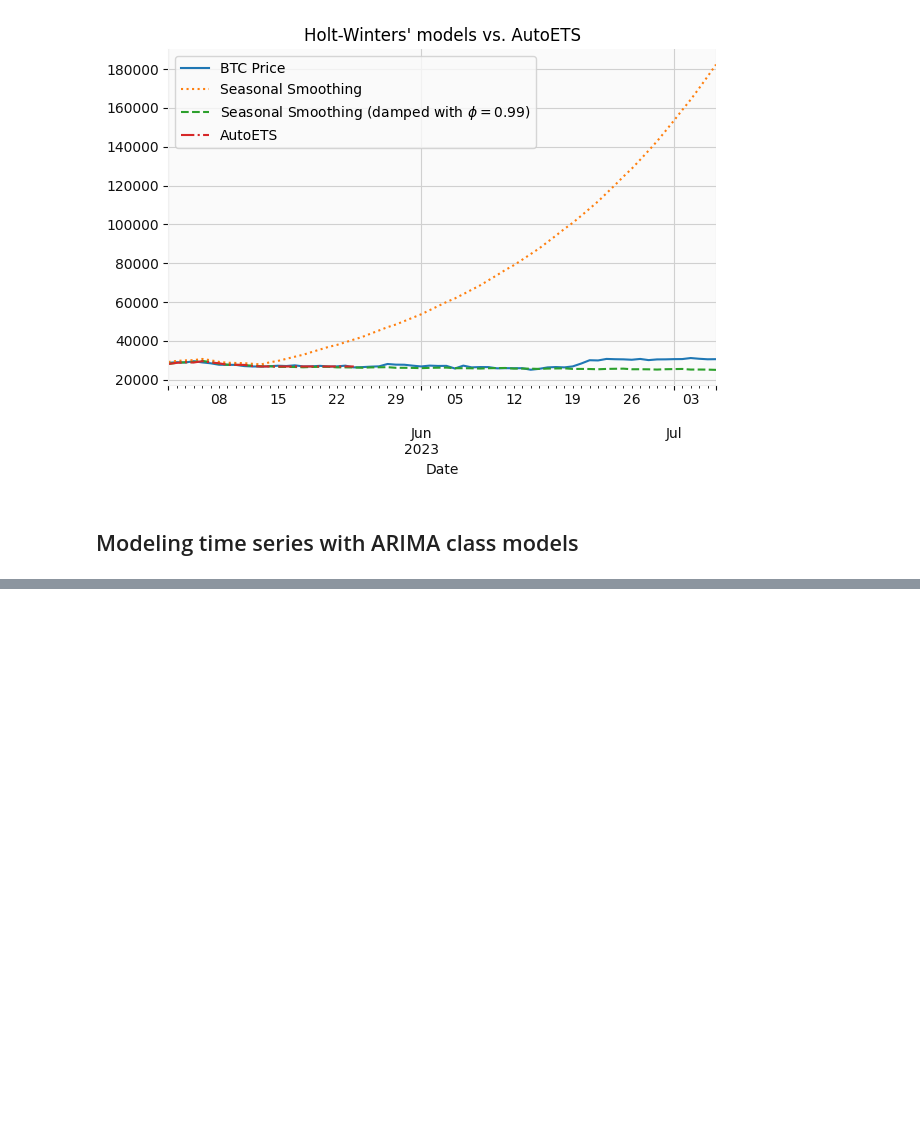
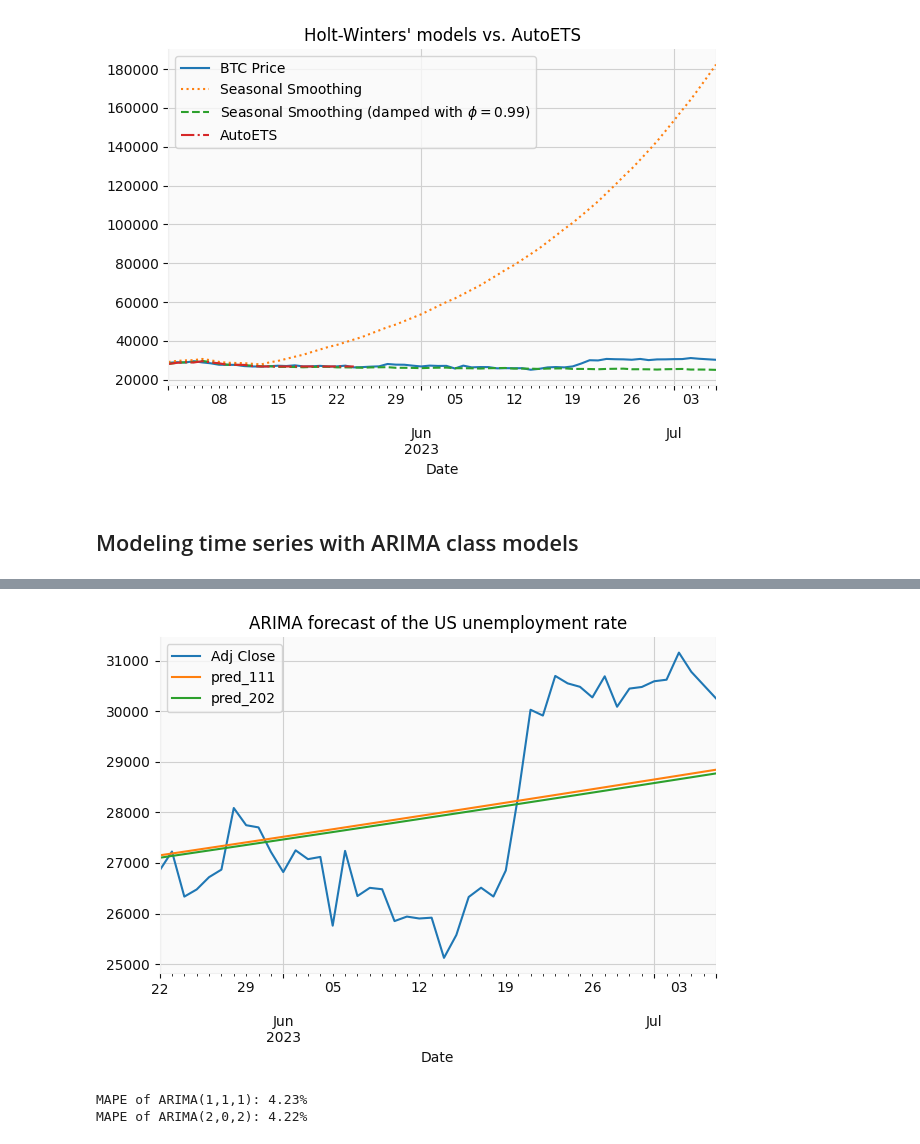
Before and after one commit to AmirGhnbr/statistical_time_series_analysis, a Jupyter notebook: statistical_time_series_analysis.ipynb, the cells around one changed output, grey strips where cells are left out. Saved outputs shown, nothing was run; the diff lists cells and outputs as text; code cells hidden in the pictures; blank space fills up the shorter version.

Commit message:
add ARIMA 1.1.1 and 2.0.2

```diff
--- a/statistical_time_series_analysis.ipynb
+++ b/statistical_time_series_analysis.ipynb
@@ -500,0 +521,5 @@ plt.tight_layout()
+# %%
+arima_111 = ARIMA(
+    df_train['log_rtn'],order=(1,1,1)
+).fit()
+print(arima_111.summary())
@@ -500,0 +544,5 @@ plt.tight_layout()
+# %%
+arima_202 = ARIMA(
+    df_train["log_rtn"], order=(2, 0, 2)
+).fit()
+print(arima_212.summary())
@@ -500,0 +567,8 @@ plt.tight_layout()
+# %%
+data['pred_111_log_rtn']= pd.concat([df_train['log_rtn'], arima_111.forecast(test_len)])
+
+forecast = arima_111.forecast(test_len)
+pred_price_list = np.exp(data['pred_111_log_rtn'].cumsum())
+
+data['pred_111'] = np.array(pred_price_list)* data['Adj Close'][0]
+data['pred_111'].tail()
@@ -500,0 +583,8 @@ plt.tight_layout()
+# %%
+data['pred_202_log_rtn']= pd.concat([df_train["log_rtn"], arima_202.forecast(test_len)])
+
+forecast = arima_202.forecast(test_len)
+pred_price_list = np.exp(data['pred_212_log_rtn'].cumsum())
+
+data['pred_202'] = np.array(pred_price_list)* data['Adj Close'][0]
+data['pred_202'].tail(),data['Adj Close'][-1]
@@ -500,0 +600,30 @@ plt.tight_layout()
+# %%
+latest_data = data[data.index>'2023-05-20']
+
+
+(
+    latest_data[["Adj Close", "pred_111", "pred_202"]]
+    .iloc[1:]
+    .plot(title="ARIMA forecast of the US unemployment rate")
+);
+
+sns.despine()
+plt.tight_layout()
+# %% [output]
+[figure, added]
+# %%
+mape_111 = mean_absolute_percentage_error(
+    data["Adj Close"].iloc[-test_len:],
+    data["pred_111"].iloc[-test_len:]
+)
+
+mape_202 = mean_absolute_percentage_error(
+    data["Adj Close"].iloc[-test_len:],
+    data["pred_202"].iloc[-test_len:]
+)
+
+print(f"MAPE of ARIMA(1,1,1): {100 * mape_111:.2f}%")
+print(f"MAPE of ARIMA(2,0,2): {100 * mape_202:.2f}%")
+# %% [output]
+MAPE of ARIMA(1,1,1): 4.23%
+MAPE of ARIMA(2,0,2): 4.22%
```
Also changed, not shown: parts of 19 cells of this notebook.
